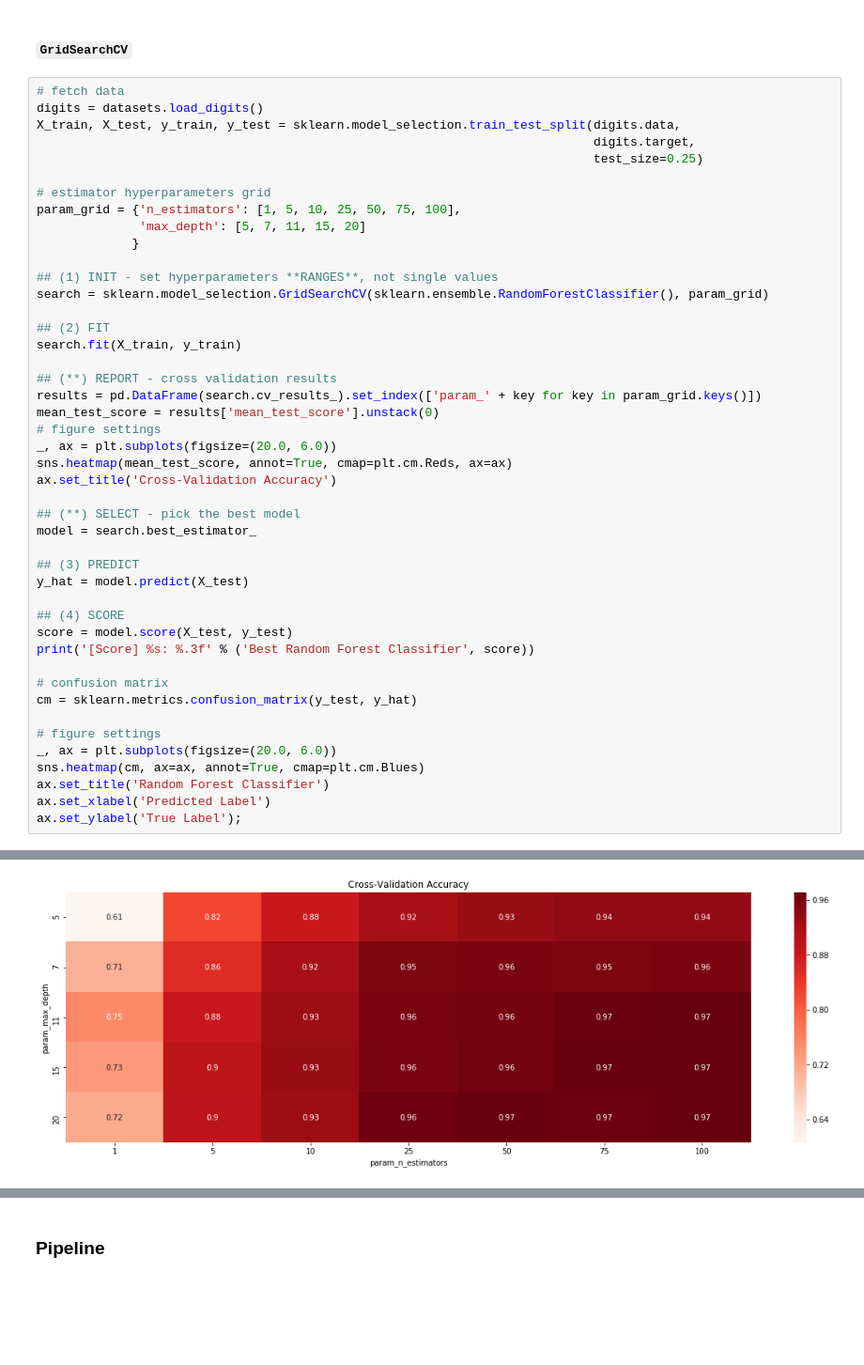
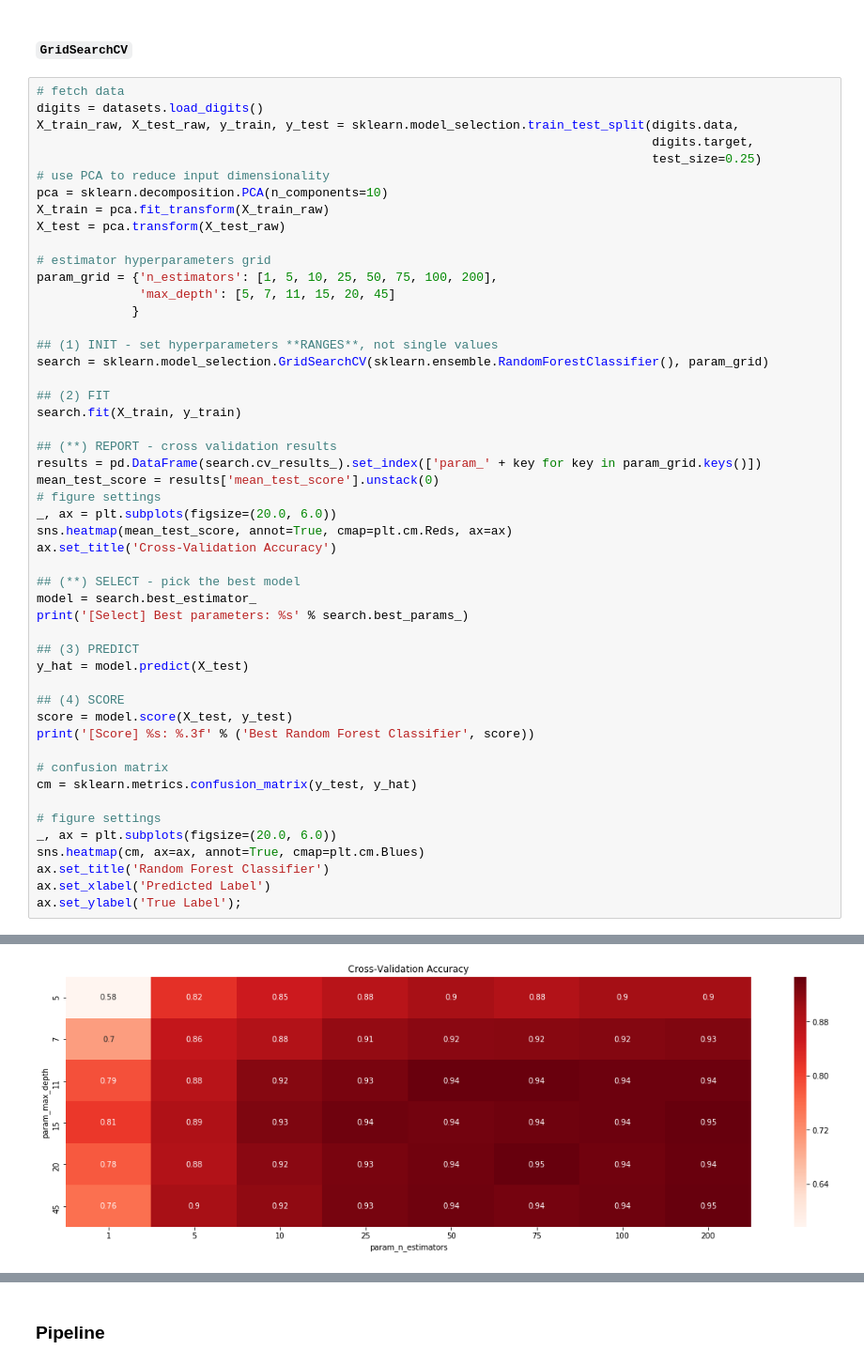
Before and after one commit to Imperial-College-Data-Science-Society/Machine-Learning-API, a Jupyter notebook: notebooks/Machine-Learning-API.ipynb, the cells around one changed output, grey strips where cells are left out. Shown: that part at 94% size. Saved outputs shown, nothing was run; the diff lists cells and outputs as text; blank space fills up the shorter version.

```diff
--- a/notebooks/Machine-Learning-API.ipynb
+++ b/notebooks/Machine-Learning-API.ipynb
@@ -542,13 +589,17 @@ ax.legend();
 # %%
 # fetch data
 digits = datasets.load_digits()
-X_train, X_test, y_train, y_test = sklearn.model_selection.train_test_split(digits.data,
-                                                                            digits.target,
-                                                                            test_size=0.25)
+X_train_raw, X_test_raw, y_train, y_test = sklearn.model_selection.train_test_split(digits.data,
+                                                                                    digits.target,
+                                                                                    test_size=0.25)
+# use PCA to reduce input dimensionality
+pca = sklearn.decomposition.PCA(n_components=10)
+X_train = pca.fit_transform(X_train_raw)
+X_test = pca.transform(X_test_raw)
 
 # estimator hyperparameters grid
-param_grid = {'n_estimators': [1, 5, 10, 25, 50, 75, 100],
-              'max_depth': [5, 7, 11, 15, 20]
+param_grid = {'n_estimators': [1, 5, 10, 25, 50, 75, 100, 200],
+              'max_depth': [5, 7, 11, 15, 20, 45]
              }
 
 ## (1) INIT - set hyperparameters **RANGES**, not single values
@@ -567,6 +618,7 @@ ax.set_title('Cross-Validation Accuracy')
 
 ## (**) SELECT - pick the best model
 model = search.best_estimator_
+print('[Select] Best parameters: %s' % search.best_params_)
 
 ## (3) PREDICT
 y_hat = model.predict(X_test)
@@ -589 +642 @@ ax.set_ylabel('True Label');
-[figure, old version]
+[figure, new version]
```
Also changed, not shown: parts of 21 cells of this notebook, 7 other files.
